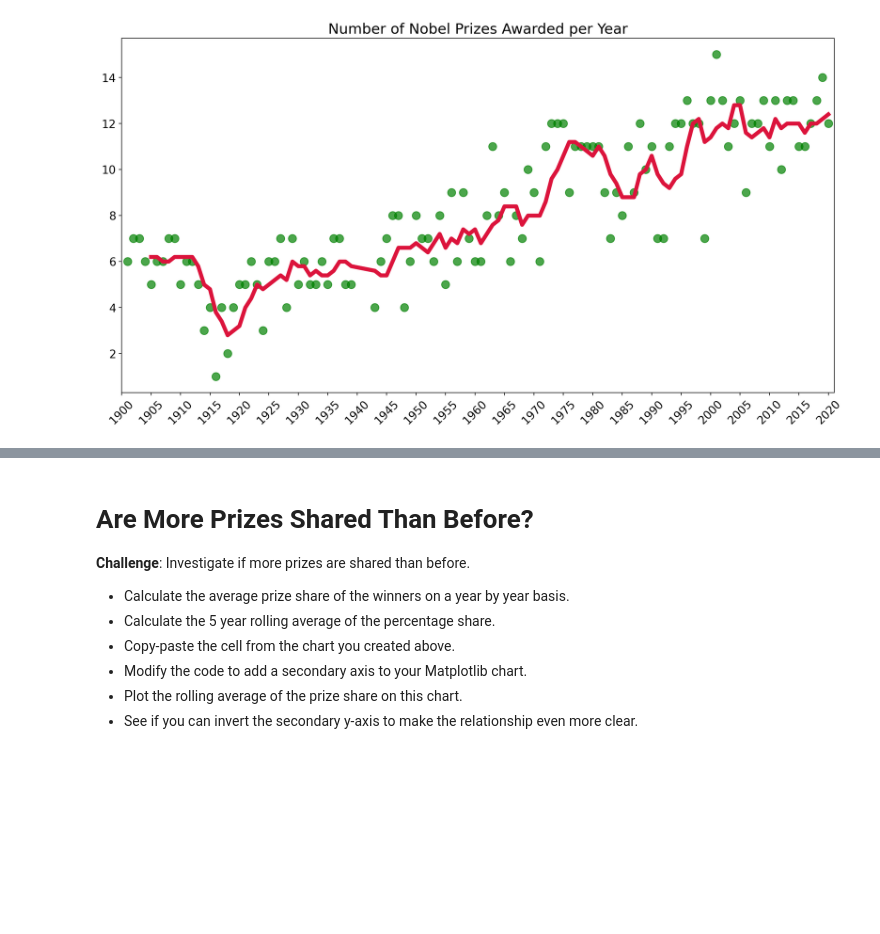
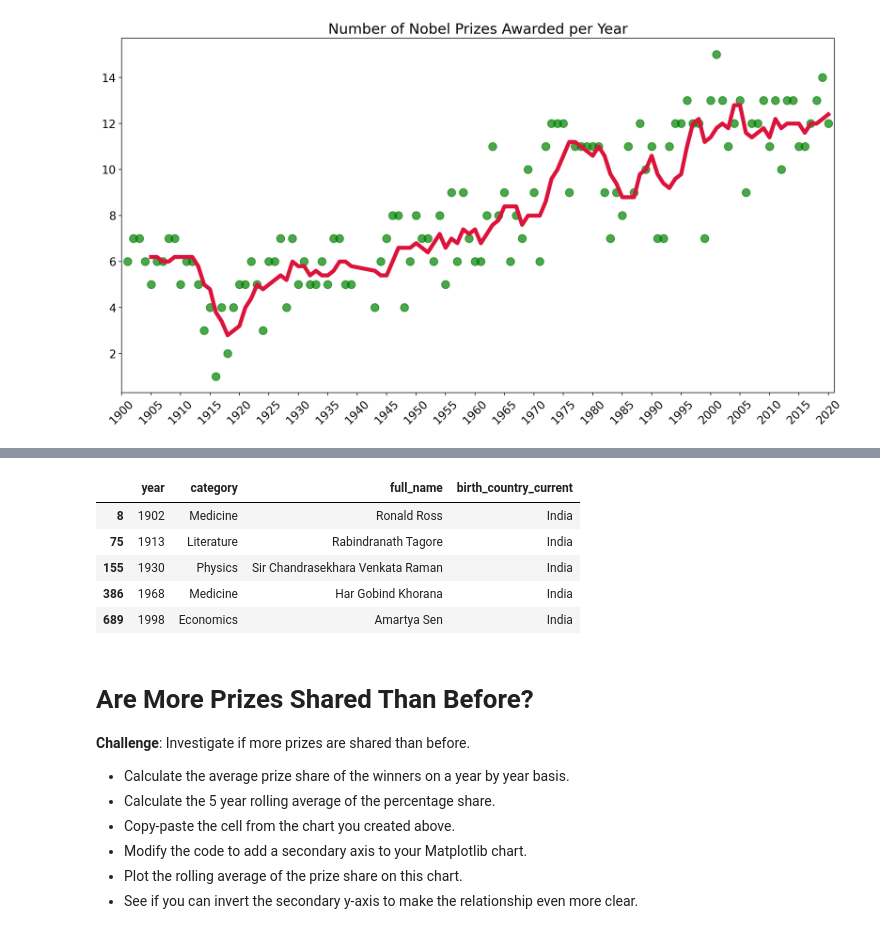
Before and after one commit to anushrinagul63/google_colab_notebooks, a Jupyter notebook: Nobel_Prize_Analysis.ipynb, the cells around one changed output, grey strips where cells are left out. Saved outputs shown, nothing was run; the diff lists cells and outputs as text; code cells hidden in the pictures; blank space fills up the shorter version.

Commit message:
birth country analysis

```diff
--- a/Nobel_Prize_Analysis.ipynb
+++ b/Nobel_Prize_Analysis.ipynb
@@ -344,3 +330,13 @@ df_data.head(10)
+# %%
+pos = df_data[df_data.birth_country == 'India'][['year','category', 'full_name','birth_country_current']]
+pos.head()
+# %% [output]
+|  | year | category | full_name | birth_country_current |
+| 8 | 1902 | Medicine | Ronald Ross | India |
+| 75 | 1913 | Literature | Rabindranath Tagore | India |
+| 155 | 1930 | Physics | Sir Chandrasekhara Venkata Raman | India |
+| 386 | 1968 | Medicine | Har Gobind Khorana | India |
+| 689 | 1998 | Economics | Amartya Sen | India |
 # %% [markdown]
 # Are More Prizes Shared Than Before?
 
```
Also changed, not shown: parts of 2 cells of this notebook.
